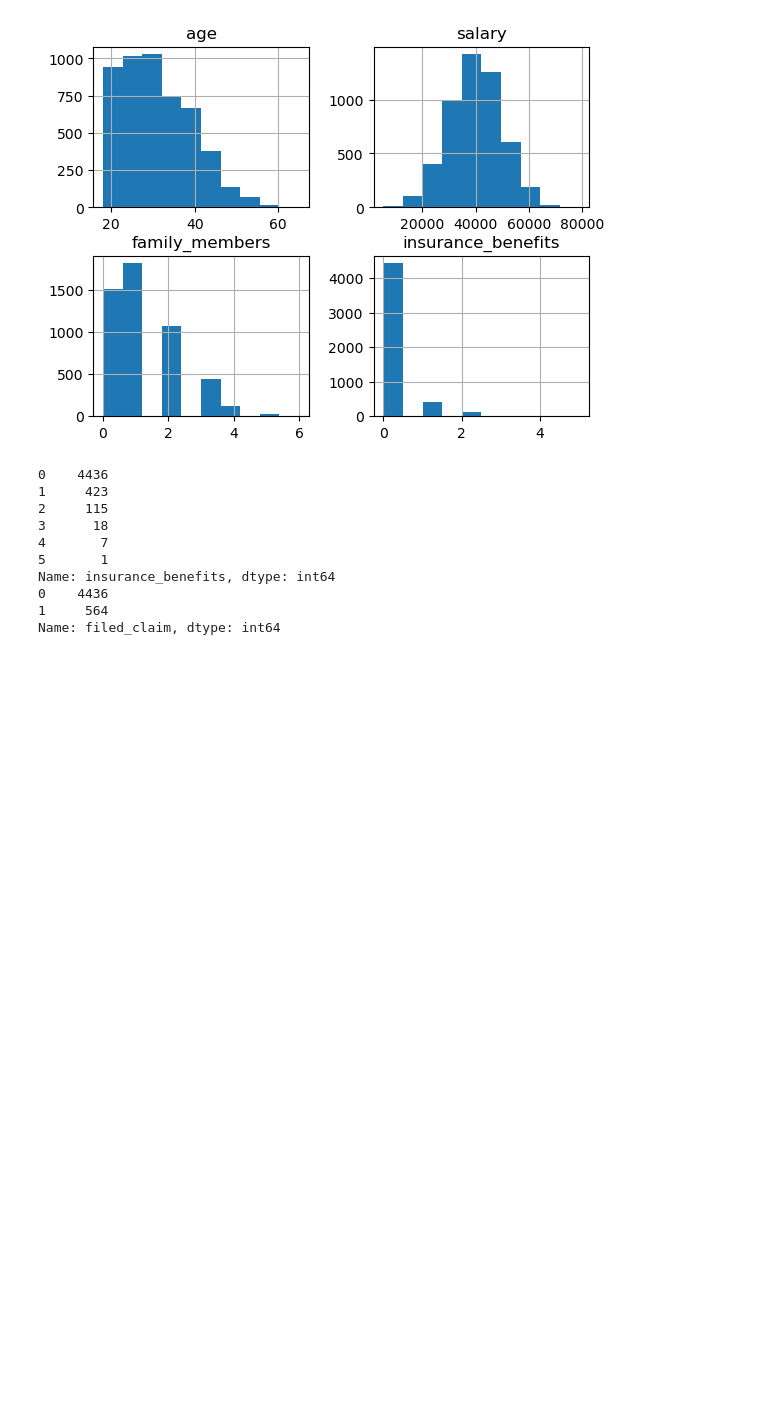
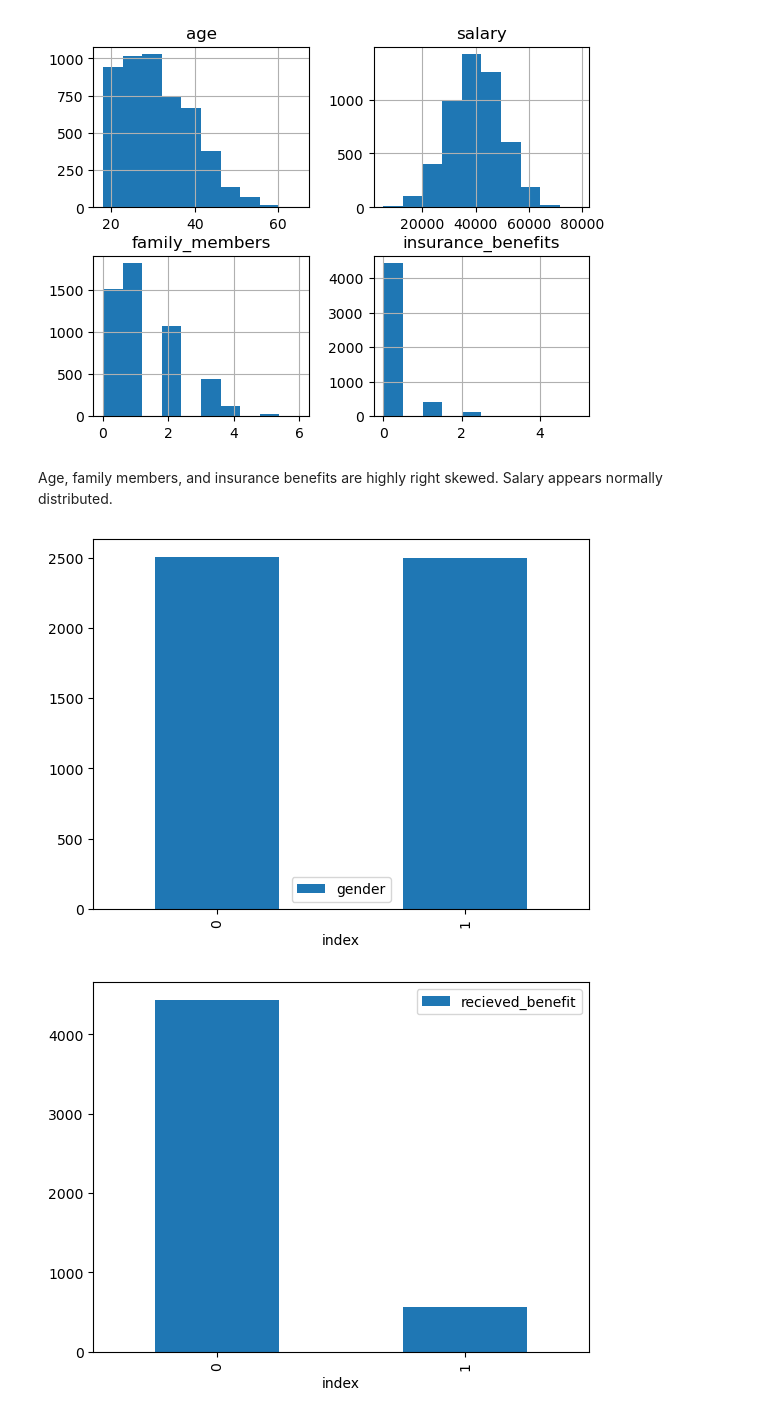
Before and after one commit to kellyshreeve/insurance, a Jupyter notebook: insurance_analysis.ipynb, the cells around one changed output. Saved outputs shown, nothing was run; the diff lists cells and outputs as text; code cells hidden in the pictures; blank space fills up the shorter version.

```diff
--- a/insurance_analysis.ipynb
+++ b/insurance_analysis.ipynb
@@ -104,22 +114,14 @@ array([[<Axes: title={'center': 'age'}>,
        [<Axes: title={'center': 'family_members'}>,
         <Axes: title={'center': 'insurance_benefits'}>]], dtype=object)
 [figure]
-# %%
-# Frequency table of insurance benefits
-freq_table_benefits = insure['insurance_benefits'].value_counts()
-
-freq_table_claim = insure['filed_claim'].value_counts()
-
-print(f'{freq_table_benefits}')
-print(f'{freq_table_claim}')
-# %% [output]
-0    4436
-1     423
-2     115
-3      18
-4       7
-5       1
-Name: insurance_benefits, dtype: int64
-0    4436
-1     564
-Name: filed_claim, dtype: int64
+# %% [markdown]
+Age, family members, and insurance benefits are highly right skewed. Salary appears normally distributed.
+# %%
+# Bar graphs of gender and filed claim
+columns = ['gender', 'recieved_benefit']
+
+for column in columns:
+    insure[column].value_counts().reset_index().plot.bar(x='index', y=[column])
+# %% [output]
+[figure, added]
+[figure, added]
```
Also changed, not shown: parts of 10 cells of this notebook.
